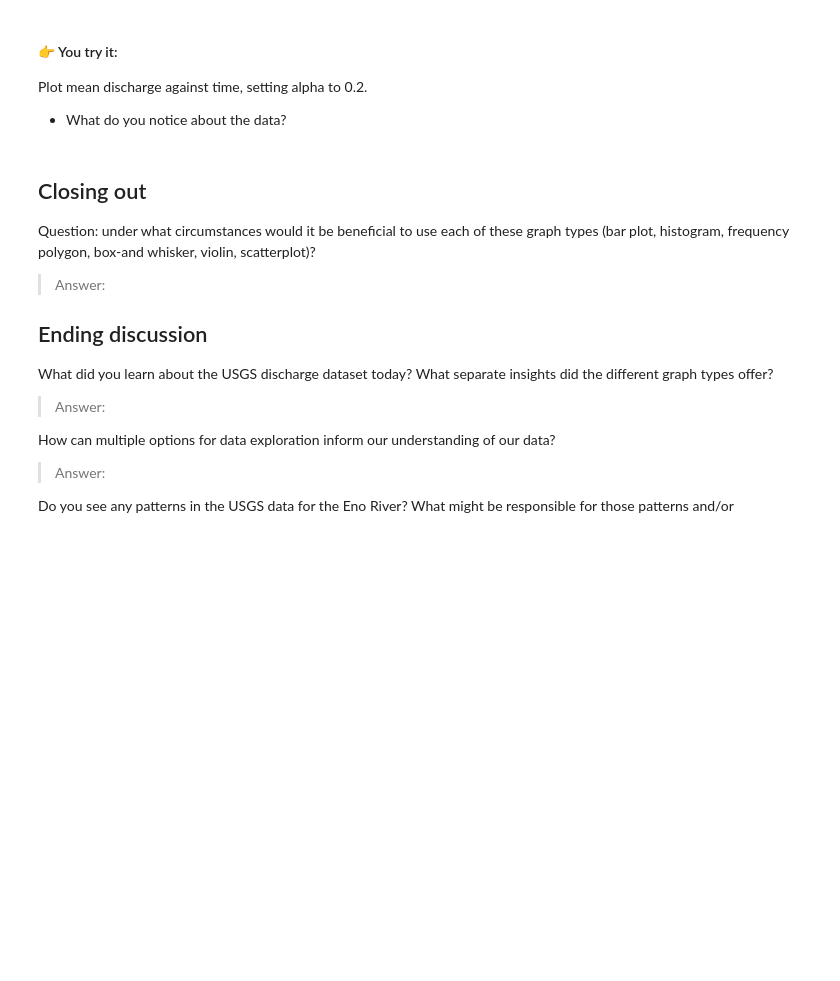
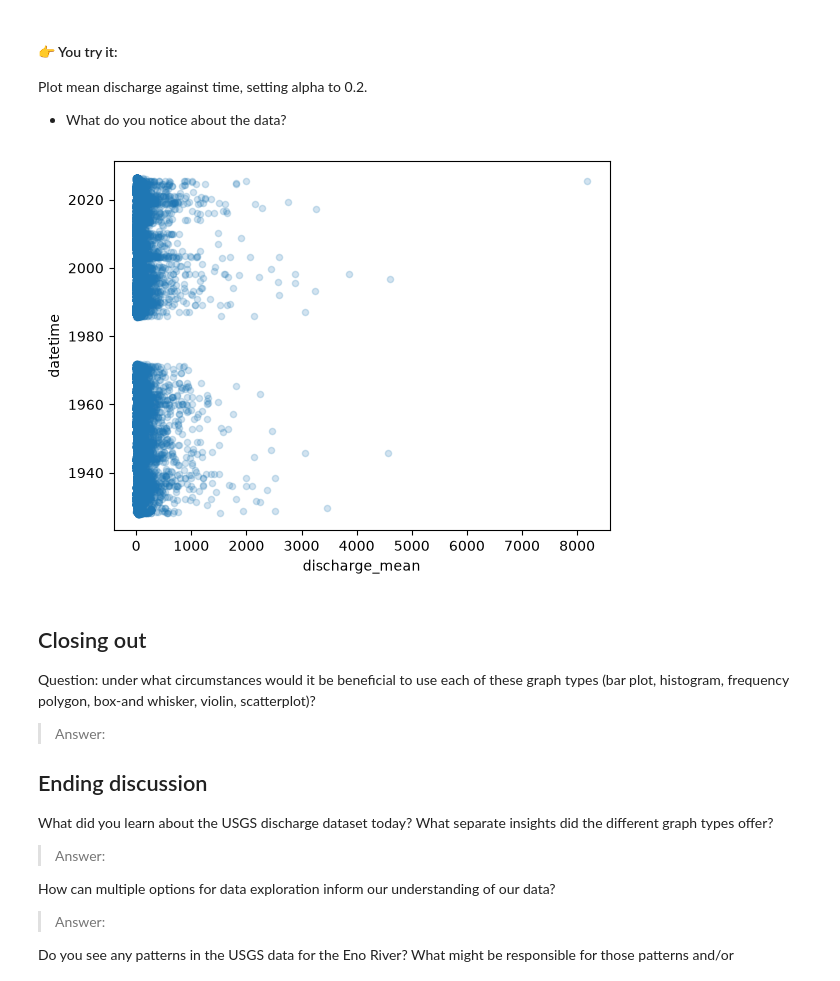
Before and after one commit to sarahj-hall/ENV700, a Jupyter notebook: Lessons/M3-2-data-exploration-visual-exploration.ipynb, the cells around one changed output. Saved outputs shown, nothing was run; the diff lists cells and outputs as text; code cells hidden in the pictures; blank space fills up the shorter version.

```diff
--- a/Lessons/M3-2-data-exploration-visual-exploration.ipynb
+++ b/Lessons/M3-2-data-exploration-visual-exploration.ipynb
@@ -248,6 +287,9 @@ Plot mean discharge against time, setting alpha to 0.2.
 * What do you notice about the data?
 # %%
 #Plot mean discharge over time
+USGS_flow_data.plot(kind='scatter', x='discharge_mean', y='datetime', alpha=0.2);
+# %% [output]
+[figure, added]
 # %% [markdown]
 ## Closing out
 Question: under what circumstances would it be beneficial to use each of these graph types (bar plot, histogram, frequency polygon, box-and whisker, violin, scatterplot)?
```
Also changed, not shown: parts of 11 cells of this notebook, 1 other file.
